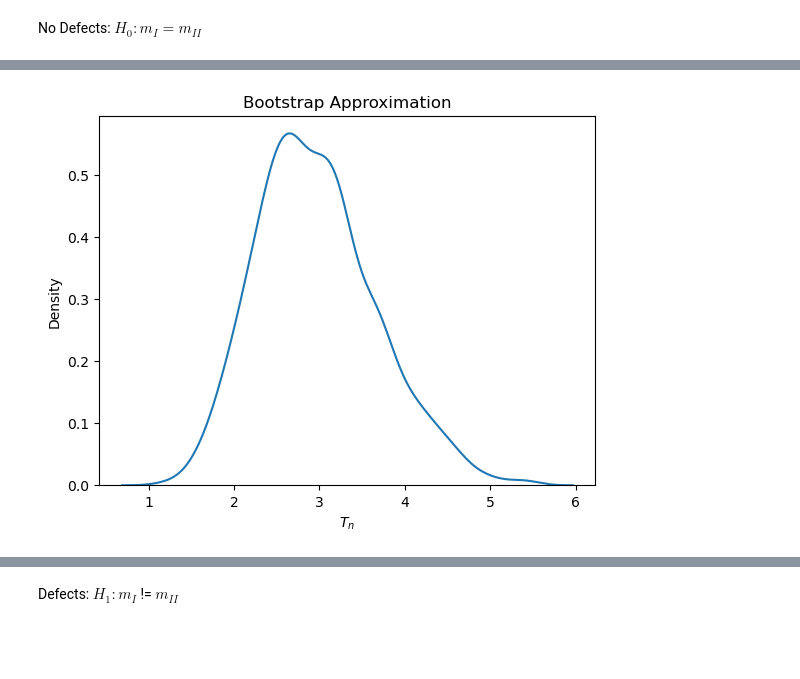
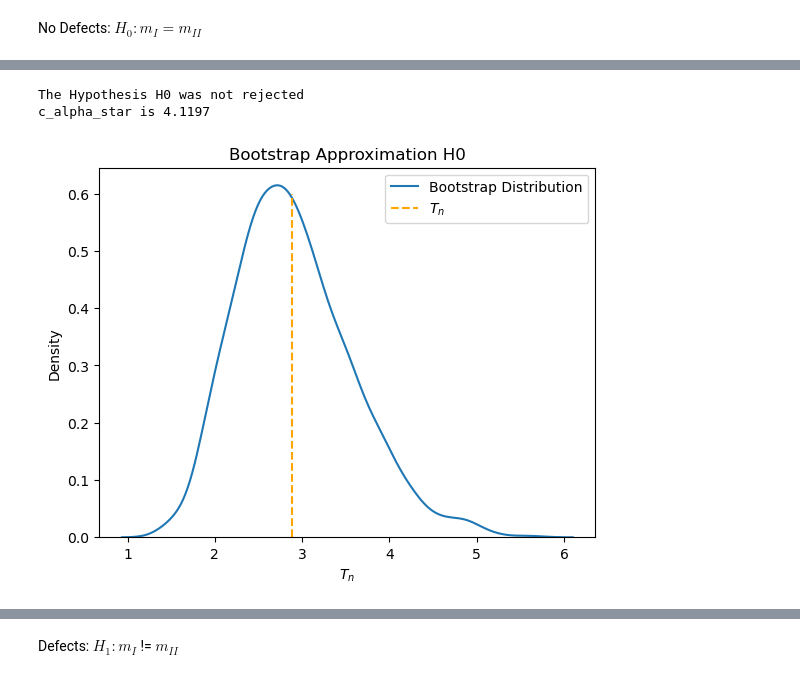
Before and after one commit to JonasEmrich/Wild-Bootstrap-Tests, a Jupyter notebook: wild_bootstrap.ipynb, the cells around one changed output, grey strips where cells are left out. Cells and saved outputs as stored; diff of their text form; code cells hidden in the pictures; blank space fills up the shorter version.

```diff
--- a/wild_bootstrap.ipynb
+++ b/wild_bootstrap.ipynb
@@ -43,26 +22,11 @@ c_alpha_star is 3.9299
-# %%
-def montecarlo_Tn(kernel_function, h, M):
-    """Generate Monte Carlo estimate of "true" density of Tn"""
-    def _generate_Tn():
-        # auxiliary function for each iteration
-        y1, y2 = generate_synthetic_data(m1, m1, sigma)
-        _m1 = smoothed_estimate(y1, kernel_function, h)
-        _m2 = smoothed_estimate(y2, kernel_function, h)
-        return calculate_Tn(_m1, _m2, h)
-
-    N = 500
-    x = np.arange(N)/N
-    m1 = np.sin(np.pi*2*x)
-    m2 = np.sin(np.pi*2*x) + np.exp((-800)*np.power(x-0.5, 2))
-    sigma = 0.7 - 1.4*np.square(x-0.5)
-    return [_generate_Tn() for _ in range(M)]
-
-# run & plot
-Tn_monte_H0 = montecarlo_Tn(bartlett_priestley_kernel, h=0.02, M=1000)
-fig, ax = plt.subplots()
-sns.kdeplot(Tn_monte, ax=ax)
-ax.set_xlabel(r"$T_n$")
-ax.set_title("Bootstrap Approximation")
-plt.show()
-# %% [output]
-[figure, removed]
+# %%
+# Generate observational data
+y1, y2 = generate_data_franke()
+
+BS = Bootstrap(method="wild", kernel_function="bartlett_priestley_kernel")
+results_H0 =BS.compute(y1, y2, h=.02, g=.03, B=1000, alpha=.05)
+BS.plot_kde(title="Bootstrap Approximation H0")
+# %% [output]
+The Hypothesis H0 was not rejected
+c_alpha_star is 4.1197
+[figure, added]
```
Also changed, not shown: parts of 6 cells of this notebook, 2 other files.
